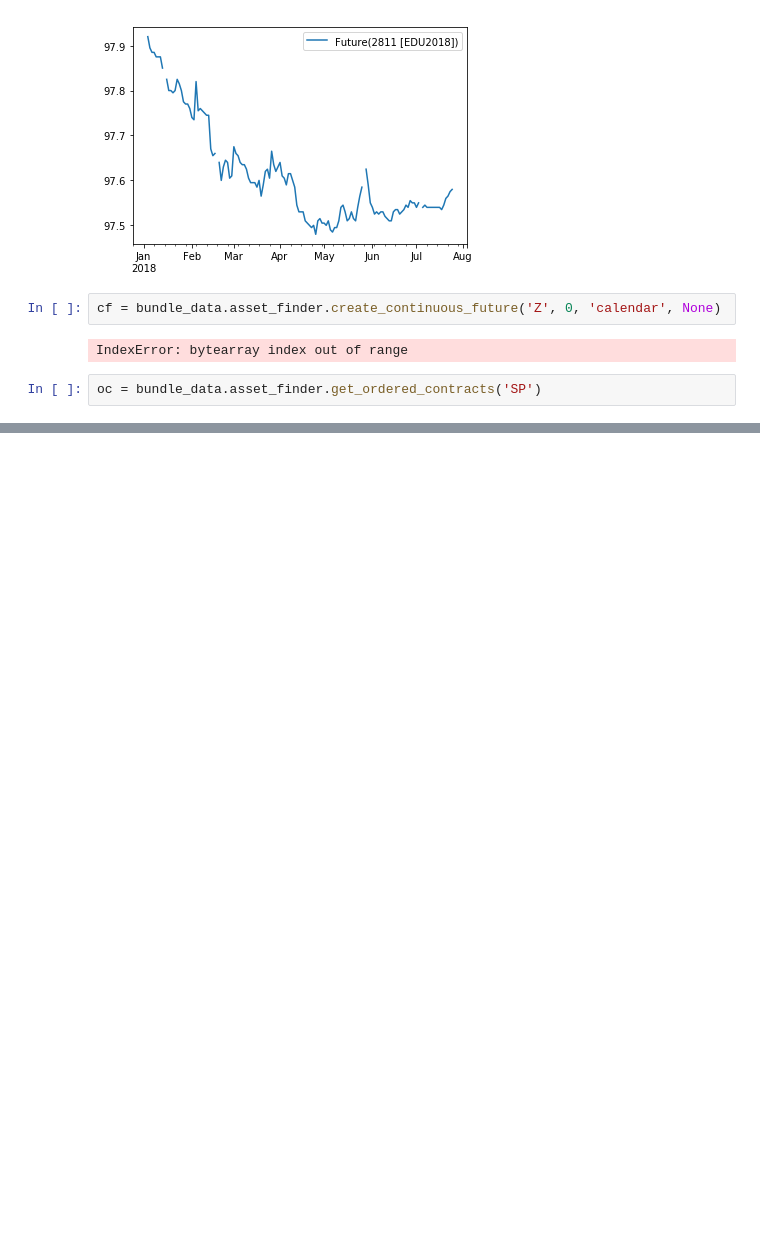
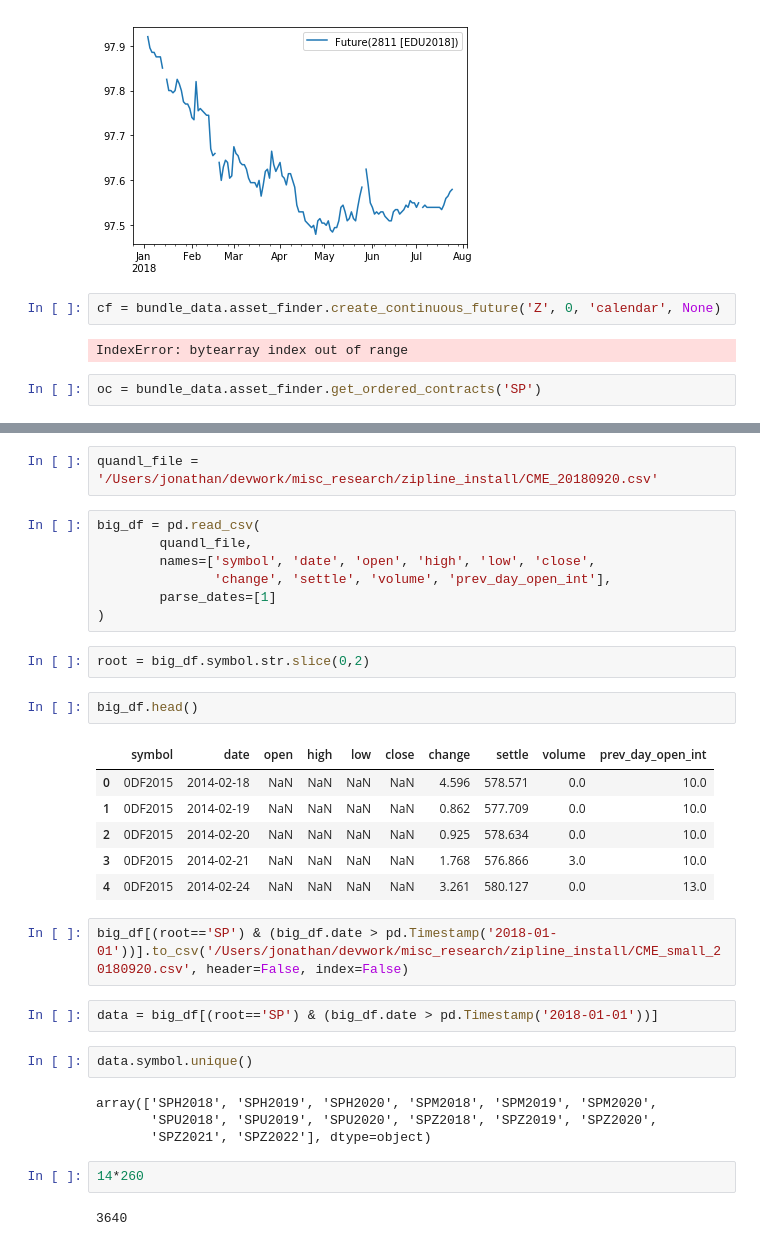
Before and after one commit to marketneutral/misc_research, a Jupyter notebook: zipline_install/Get Futures Data.ipynb, the cells around one changed output, grey strips where cells are left out. Cells and saved outputs as stored; diff of their text form; blank space fills up the shorter version.

```diff
--- a/zipline_install/Get Futures Data.ipynb
+++ b/zipline_install/Get Futures Data.ipynb
@@ -127,0 +125,34 @@ oc = bundle_data.asset_finder.get_ordered_contracts('SP')
+# %%
+quandl_file = '/Users/jonathan/devwork/misc_research/zipline_install/CME_20180920.csv'
+# %%
+big_df = pd.read_csv(
+        quandl_file,
+        names=['symbol', 'date', 'open', 'high', 'low', 'close',
+               'change', 'settle', 'volume', 'prev_day_open_int'],
+        parse_dates=[1]
+)
+# %%
+root = big_df.symbol.str.slice(0,2)
+# %%
+big_df.head()
+# %% [output]
+|  | symbol | date | open | high | low | close | change | settle | volume | prev_day_open_int |
+| 0 | 0DF2015 | 2014-02-18 | NaN | NaN | NaN | NaN | 4.596 | 578.571 | 0.0 | 10.0 |
+| 1 | 0DF2015 | 2014-02-19 | NaN | NaN | NaN | NaN | 0.862 | 577.709 | 0.0 | 10.0 |
+| 2 | 0DF2015 | 2014-02-20 | NaN | NaN | NaN | NaN | 0.925 | 578.634 | 0.0 | 10.0 |
+| 3 | 0DF2015 | 2014-02-21 | NaN | NaN | NaN | NaN | 1.768 | 576.866 | 3.0 | 10.0 |
+| 4 | 0DF2015 | 2014-02-24 | NaN | NaN | NaN | NaN | 3.261 | 580.127 | 0.0 | 13.0 |
+# %%
+big_df[(root=='SP') & (big_df.date > pd.Timestamp('2018-01-01'))].to_csv('/Users/jonathan/devwork/misc_research/zipline_install/CME_small_20180920.csv', header=False, index=False)
+# %%
+data = big_df[(root=='SP') & (big_df.date > pd.Timestamp('2018-01-01'))]
+# %%
+data.symbol.unique()
+# %% [output]
+array(['SPH2018', 'SPH2019', 'SPH2020', 'SPM2018', 'SPM2019', 'SPM2020',
+       'SPU2018', 'SPU2019', 'SPU2020', 'SPZ2018', 'SPZ2019', 'SPZ2020',
+       'SPZ2021', 'SPZ2022'], dtype=object)
+# %%
+14*260
+# %% [output]
+3640
```
Also changed, not shown: parts of 7 cells of this notebook, 1 other file.
